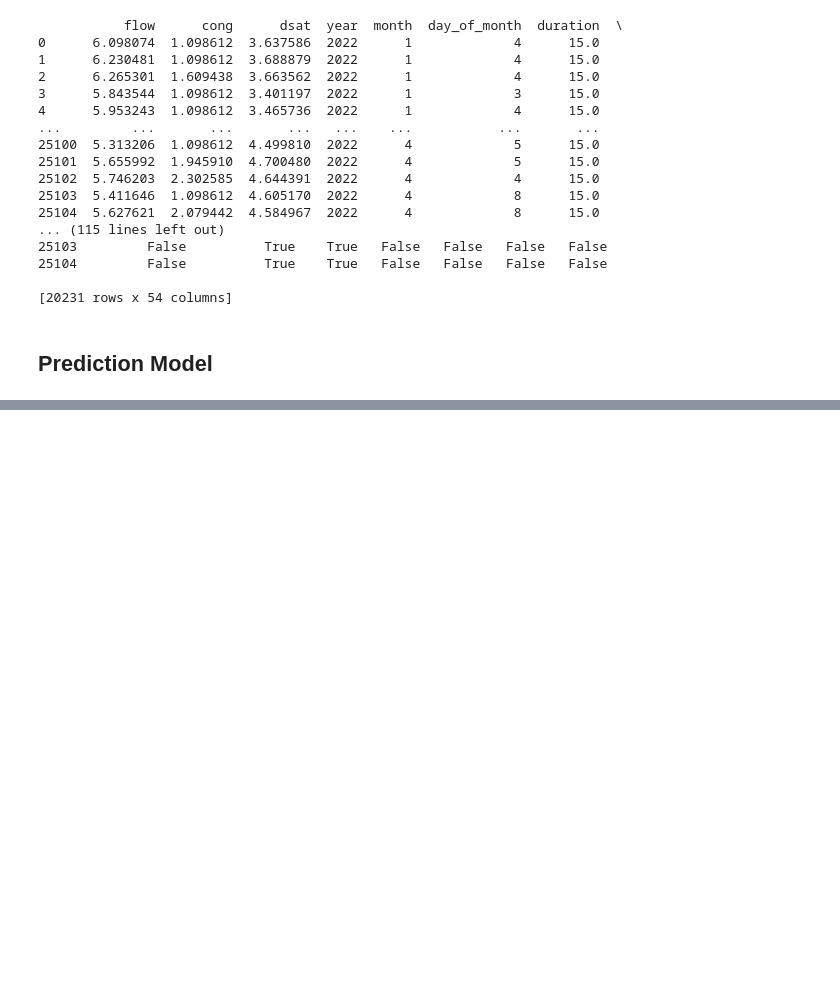
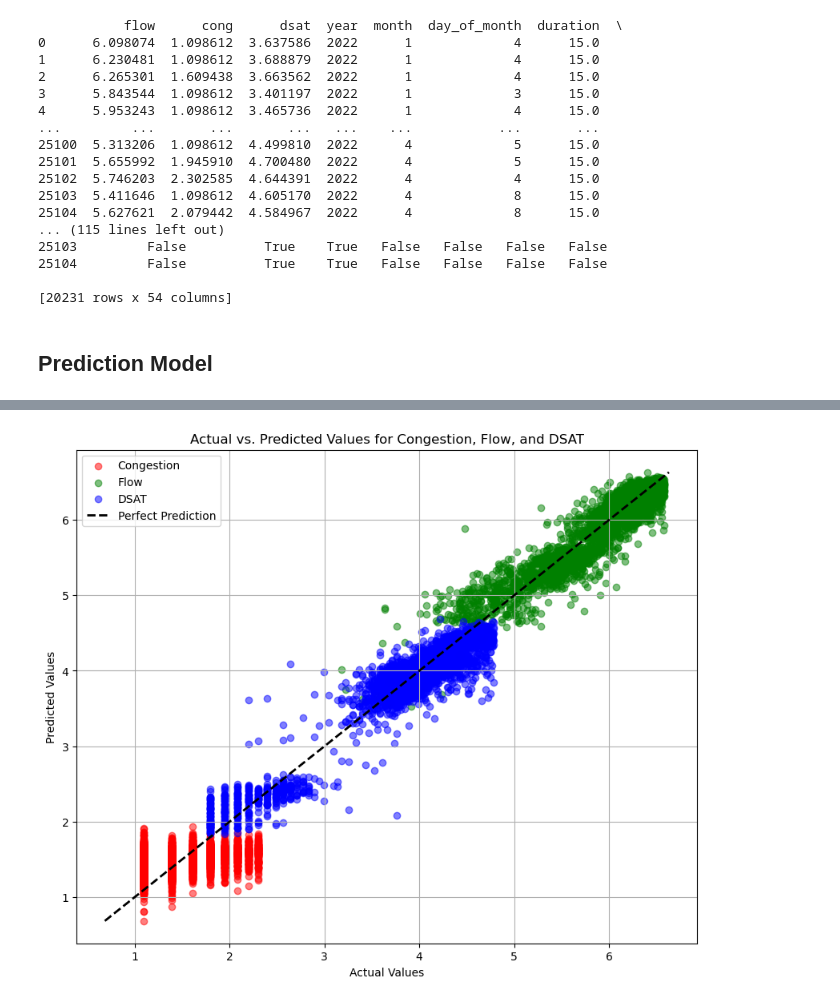
Before and after one commit to aoddev232/FinalYearProject, a Jupyter notebook: Source/predictionModel.ipynb, the cells around one changed output, grey strips where cells are left out. Cells and saved outputs as stored; diff of their text form; code cells hidden in the pictures; blank space fills up the shorter version.

```diff
--- a/Source/predictionModel.ipynb
+++ b/Source/predictionModel.ipynb
@@ -280,0 +364,31 @@ ModuleNotFoundError: No module named 'tensorflow.python'
+# %%
+import matplotlib.pyplot as plt
+import numpy as np
+
+# Titles for each target variable
+titles = ['Congestion', 'Flow', 'DSAT']
+
+# Colors for each target variable
+colors = ['red', 'green', 'blue']
+
+# Create a figure and axis for the plot
+plt.figure(figsize=(10, 8))
+
+# Plot each target variable
+for i in range(3):
+    # Scatter plot of actual vs. predicted values
+    plt.scatter(Y_test_np[:, i], predictions[:, i], color=colors[i], alpha=0.5, label=titles[i])
+
+# Plot a line of perfect prediction
+max_val = max(np.max(Y_test_np), np.max(predictions))
+min_val = min(np.min(Y_test_np), np.min(predictions))
+plt.plot([min_val, max_val], [min_val, max_val], 'k--', lw=2, label='Perfect Prediction')
+
+plt.xlabel('Actual Values')
+plt.ylabel('Predicted Values')
+plt.title('Actual vs. Predicted Values for Congestion, Flow, and DSAT')
+plt.legend()
+plt.grid(True)
+plt.show()
+# %% [output]
+[figure, added]
```
Also changed, not shown: parts of 10 cells of this notebook, 1 other file.
